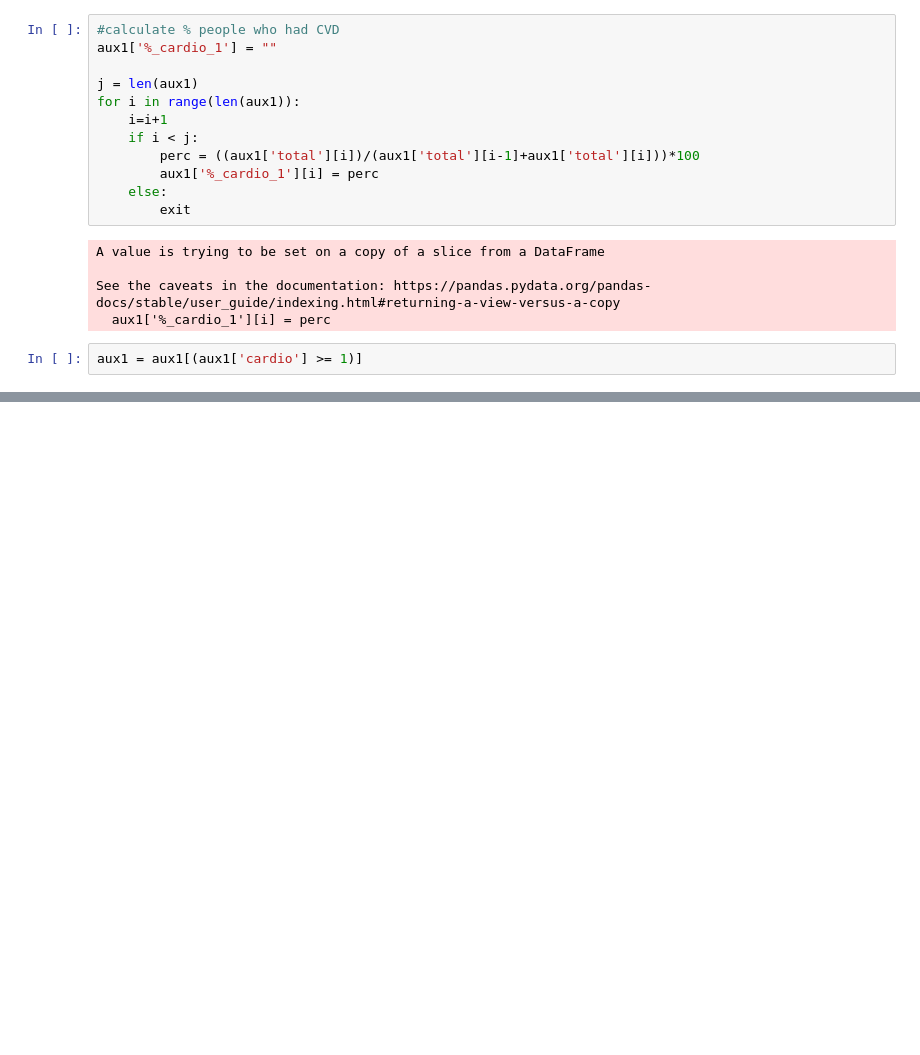
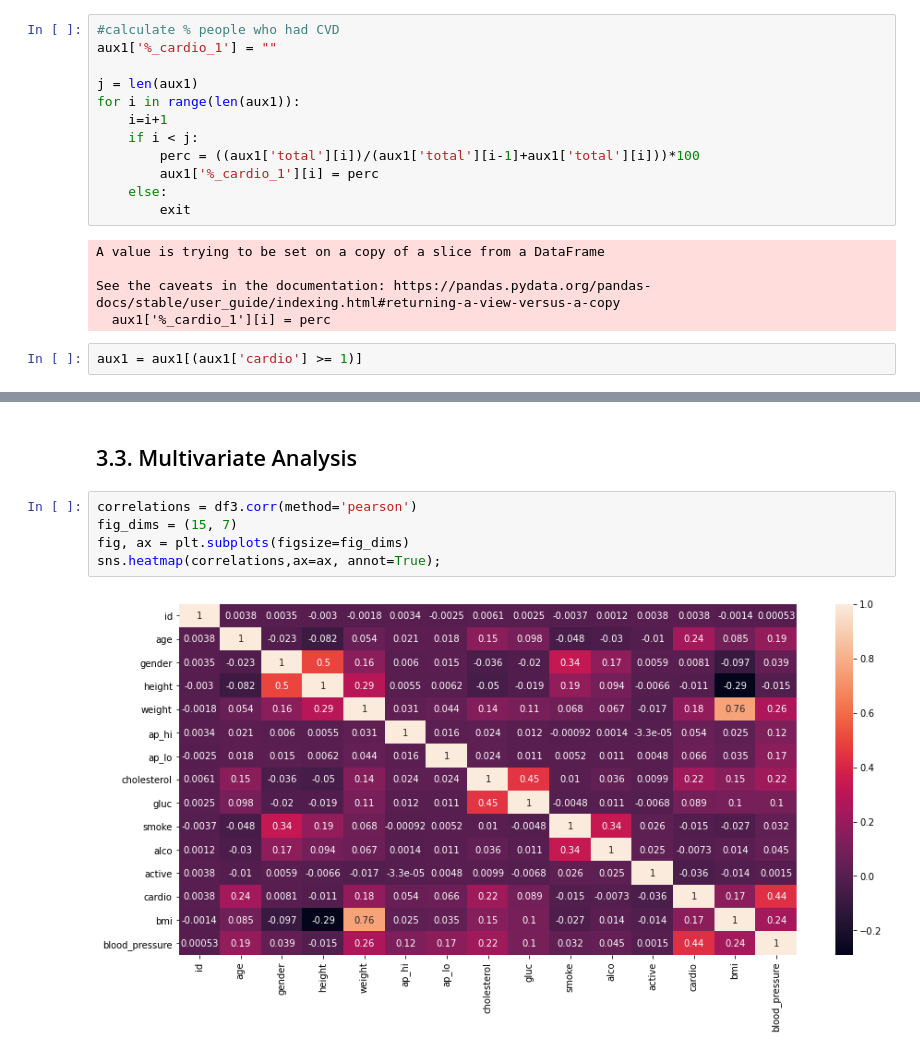
Before and after one commit to HenriqueCR1291/cardio_catch_diseases, a Jupyter notebook: m01_cardio_catch_diseases.ipynb, the cells around one changed output, grey strips where cells are left out. Cells and saved outputs as stored; diff of their text form; blank space fills up the shorter version.

```diff
--- a/m01_cardio_catch_diseases.ipynb
+++ b/m01_cardio_catch_diseases.ipynb
@@ -1163,0 +1168,9 @@ aux1
+# %% [markdown]
+## 3.3. Multivariate Analysis
+# %%
+correlations = df3.corr(method='pearson')
+fig_dims = (15, 7)
+fig, ax = plt.subplots(figsize=fig_dims)
+sns.heatmap(correlations,ax=ax, annot=True);
+# %% [output]
+[figure, added]
```
Also changed, not shown: parts of 6 cells of this notebook.
